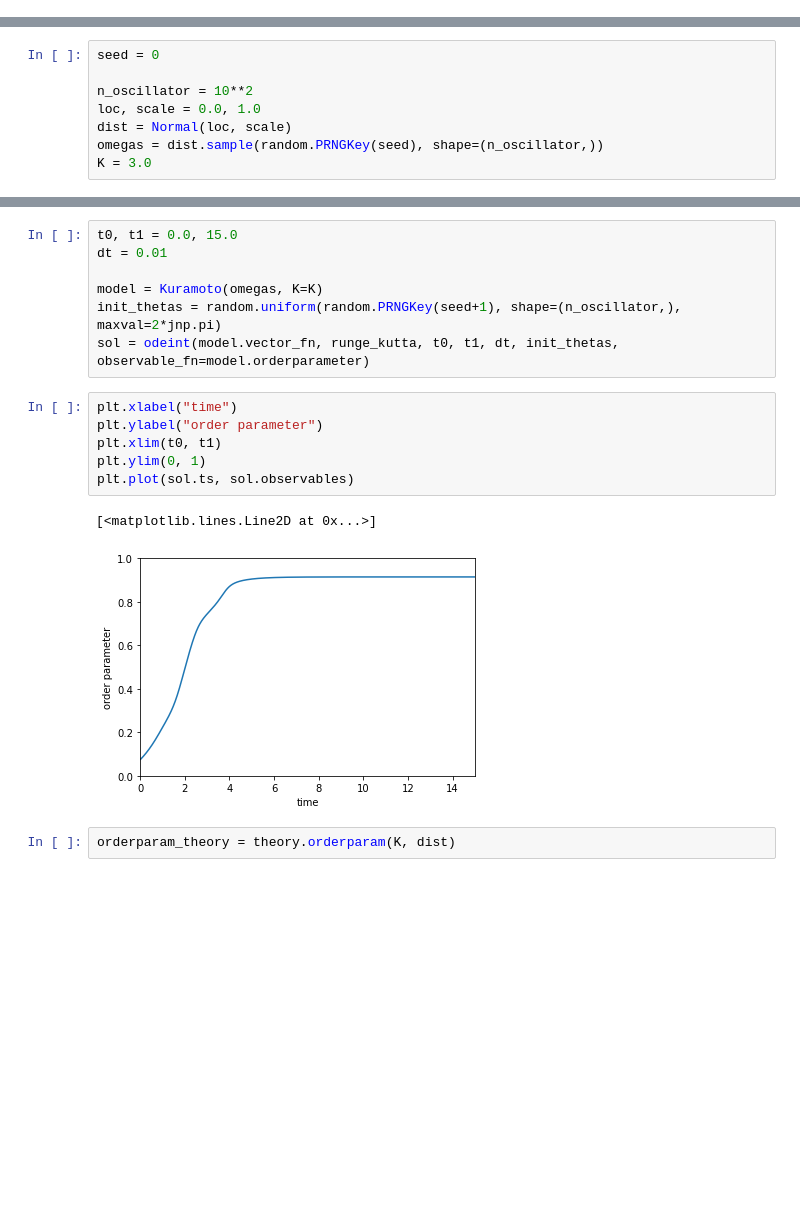
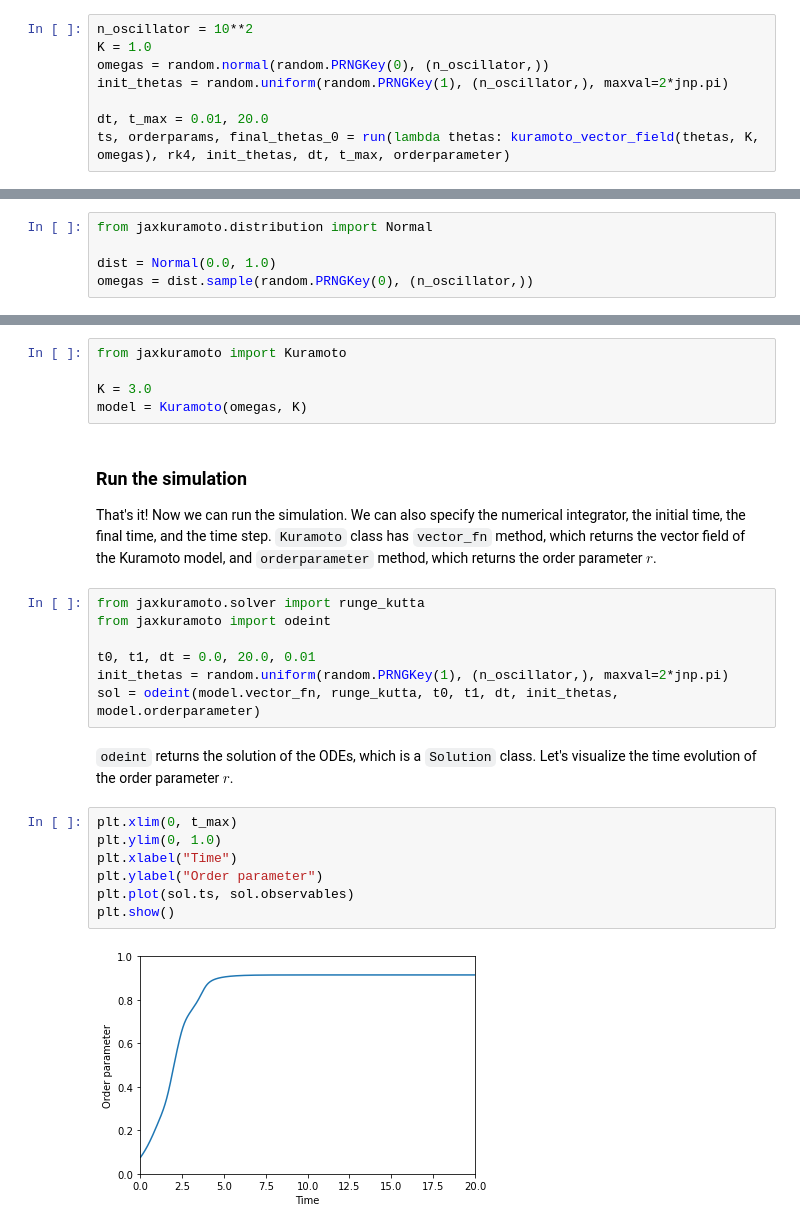
Before and after one commit to yonesuke/jaxkuramoto, a Jupyter notebook: examples/kuramoto.ipynb, the cells around one changed output, grey strips where cells are left out. Saved outputs shown, nothing was run; the diff lists cells and outputs as text; blank space fills up the shorter version.

```diff
--- a/examples/kuramoto.ipynb
+++ b/examples/kuramoto.ipynb
@@ -11,0 +175,8 @@ import matplotlib.pyplot as plt
+# %%
+n_oscillator = 10**2
+K = 1.0
+omegas = random.normal(random.PRNGKey(0), (n_oscillator,))
+init_thetas = random.uniform(random.PRNGKey(1), (n_oscillator,), maxval=2*jnp.pi)
+
+dt, t_max = 0.01, 20.0
+ts, orderparams, final_thetas_0 = run(lambda thetas: kuramoto_vector_field(thetas, K, omegas), rk4, init_thetas, dt, t_max, orderparameter)
@@ -12,8 +261,5 @@ import matplotlib.pyplot as plt
 # %%
-seed = 0
+from jaxkuramoto.distribution import Normal
 
-n_oscillator = 10**2
-loc, scale = 0.0, 1.0
-dist = Normal(loc, scale)
-omegas = dist.sample(random.PRNGKey(seed), shape=(n_oscillator,))
-K = 3.0
+dist = Normal(0.0, 1.0)
+omegas = dist.sample(random.PRNGKey(0), (n_oscillator,))
@@ -20,18 +272,29 @@ K = 3.0
+# %%
+from jaxkuramoto import Kuramoto
+
+K = 3.0
+model = Kuramoto(omegas, K)
+# %% [markdown]
+### Run the simulation
+That's it! Now we can run the simulation.
+We can also specify the numerical integrator, the initial time, the final time, and the time step.
+`Kuramoto` class has `vector_fn` method, which returns the vector field of the Kuramoto model, and `orderparameter` method, which returns the order parameter $r$.
 # %%
-t0, t1 = 0.0, 15.0
-dt = 0.01
+from jaxkuramoto.solver import runge_kutta
+from jaxkuramoto import odeint
 
-model = Kuramoto(omegas, K=K)
-init_thetas = random.uniform(random.PRNGKey(seed+1), shape=(n_oscillator,), maxval=2*jnp.pi)
-sol = odeint(model.vector_fn, runge_kutta, t0, t1, dt, init_thetas, observable_fn=model.orderparameter)
+t0, t1, dt = 0.0, 20.0, 0.01
+init_thetas = random.uniform(random.PRNGKey(1), (n_oscillator,), maxval=2*jnp.pi)
+sol = odeint(model.vector_fn, runge_kutta, t0, t1, dt, init_thetas, model.orderparameter)
+# %% [markdown]
+`odeint` returns the solution of the ODEs, which is a `Solution` class.
+Let's visualize the time evolution of the order parameter $r$.
 # %%
-plt.xlabel("time")
-plt.ylabel("order parameter")
-plt.xlim(t0, t1)
-plt.ylim(0, 1)
+plt.xlim(0, t_max)
+plt.ylim(0, 1.0)
+plt.xlabel("Time")
+plt.ylabel("Order parameter")
 plt.plot(sol.ts, sol.observables)
+plt.show()
 # %% [output]
-[<matplotlib.lines.Line2D at 0x...>]
-[figure, old version]
+[figure, new version]
-# %%
-orderparam_theory = theory.orderparam(K, dist)
```
Also changed, not shown: parts of 31 cells of this notebook, 1 other file.
